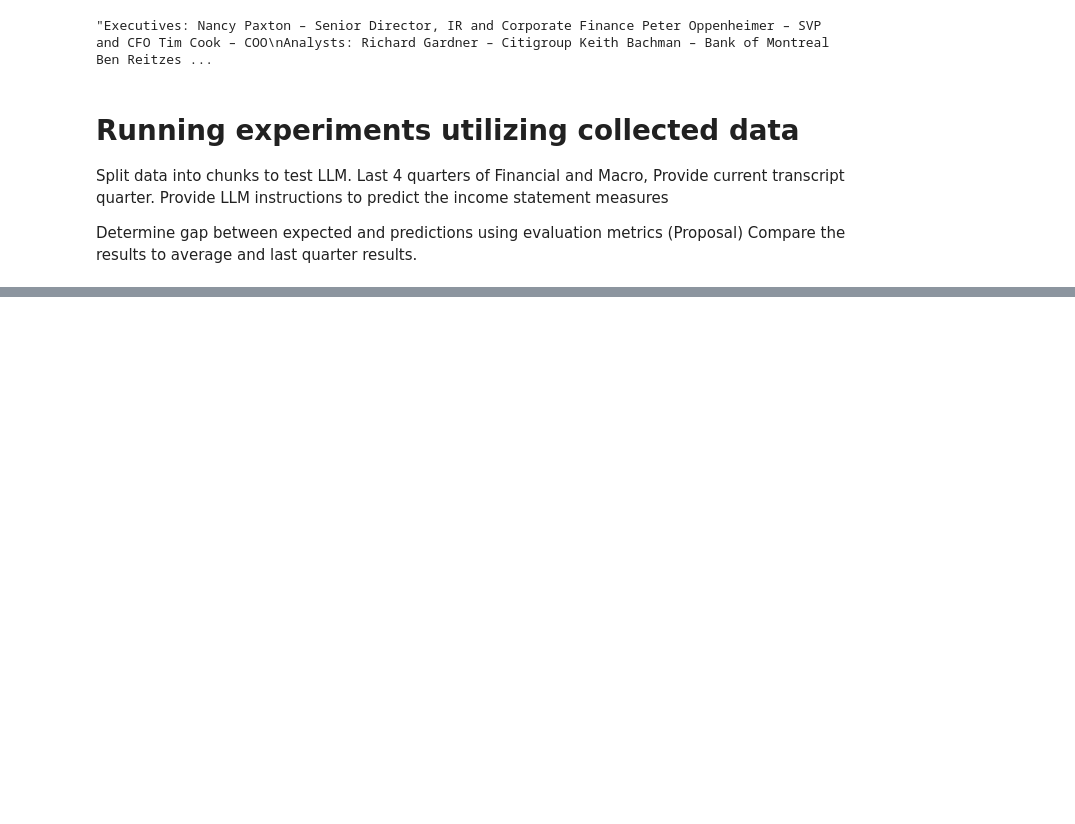
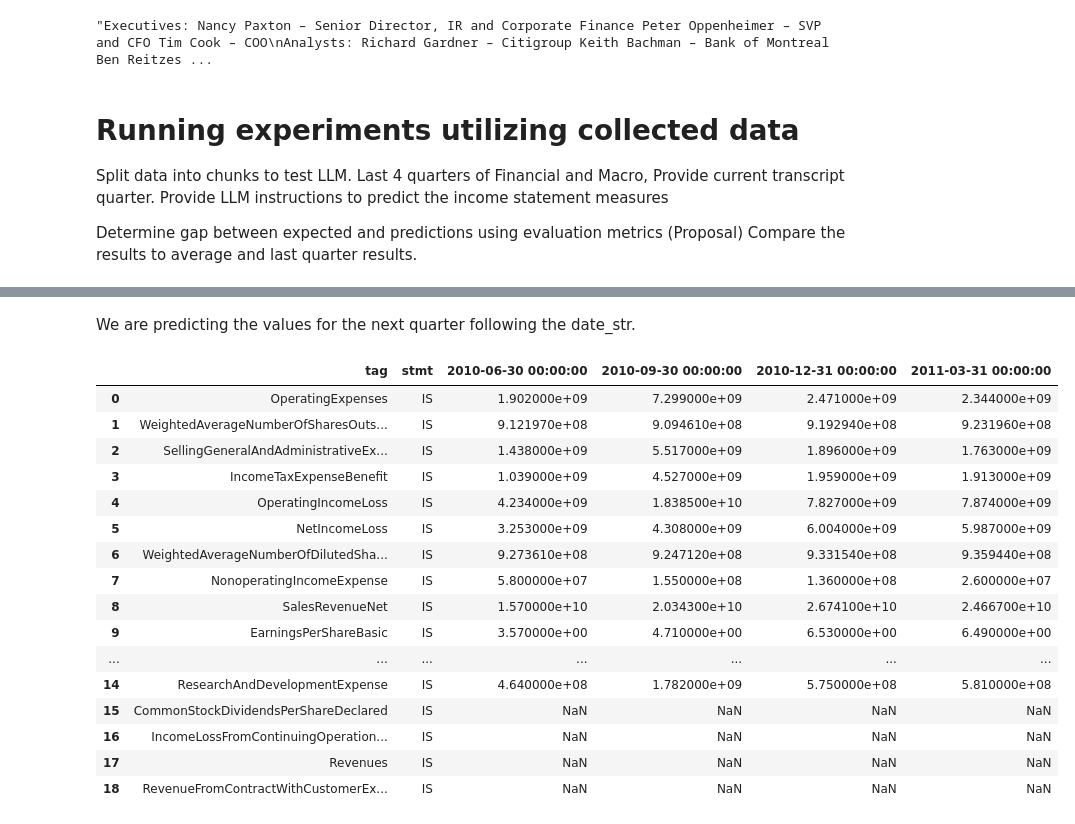
Before and after one commit to jltejada98/FinanceLLMAnalyzer, a Jupyter notebook: CompleteProject.ipynb, the cells around one changed output, grey strips where cells are left out. Drawn from its saved outputs; the diff is of its cells as text; code cells hidden in the pictures; blank space fills up the shorter version.

```diff
--- a/CompleteProject.ipynb
+++ b/CompleteProject.ipynb
@@ -563,0 +633,2 @@ Compare the results to average and last quarter results.
+# %% [markdown]
+We are predicting the values for the next quarter following the date_str.
@@ -563,0 +642,20 @@ Compare the results to average and last quarter results.
+# %%
+fin_features
+# %% [output]
+|  | tag | stmt | 2010-06-30 00:00:00 | 2010-09-30 00:00:00 | 2010-12-31 00:00:00 | 2011-03-31 00:00:00 |
+| 0 | OperatingExpenses | IS | 1.902000e+09 | 7.299000e+09 | 2.471000e+09 | 2.344000e+09 |
+| 1 | WeightedAverageNumberOfSharesOuts... | IS | 9.121970e+08 | 9.094610e+08 | 9.192940e+08 | 9.231960e+08 |
+| 2 | SellingGeneralAndAdministrativeEx... | IS | 1.438000e+09 | 5.517000e+09 | 1.896000e+09 | 1.763000e+09 |
+| 3 | IncomeTaxExpenseBenefit | IS | 1.039000e+09 | 4.527000e+09 | 1.959000e+09 | 1.913000e+09 |
+| 4 | OperatingIncomeLoss | IS | 4.234000e+09 | 1.838500e+10 | 7.827000e+09 | 7.874000e+09 |
+| 5 | NetIncomeLoss | IS | 3.253000e+09 | 4.308000e+09 | 6.004000e+09 | 5.987000e+09 |
+| 6 | WeightedAverageNumberOfDilutedSha... | IS | 9.273610e+08 | 9.247120e+08 | 9.331540e+08 | 9.359440e+08 |
+| 7 | NonoperatingIncomeExpense | IS | 5.800000e+07 | 1.550000e+08 | 1.360000e+08 | 2.600000e+07 |
+| 8 | SalesRevenueNet | IS | 1.570000e+10 | 2.034300e+10 | 2.674100e+10 | 2.466700e+10 |
+| 9 | EarningsPerShareBasic | IS | 3.570000e+00 | 4.710000e+00 | 6.530000e+00 | 6.490000e+00 |
+| ... | ... | ... | ... | ... | ... | ... |
+| 14 | ResearchAndDevelopmentExpense | IS | 4.640000e+08 | 1.782000e+09 | 5.750000e+08 | 5.810000e+08 |
+| 15 | CommonStockDividendsPerShareDeclared | IS | NaN | NaN | NaN | NaN |
+| 16 | IncomeLossFromContinuingOperation... | IS | NaN | NaN | NaN | NaN |
+| 17 | Revenues | IS | NaN | NaN | NaN | NaN |
+| 18 | RevenueFromContractWithCustomerEx... | IS | NaN | NaN | NaN | NaN |
```
Also changed, not shown: parts of 15 cells of this notebook.
